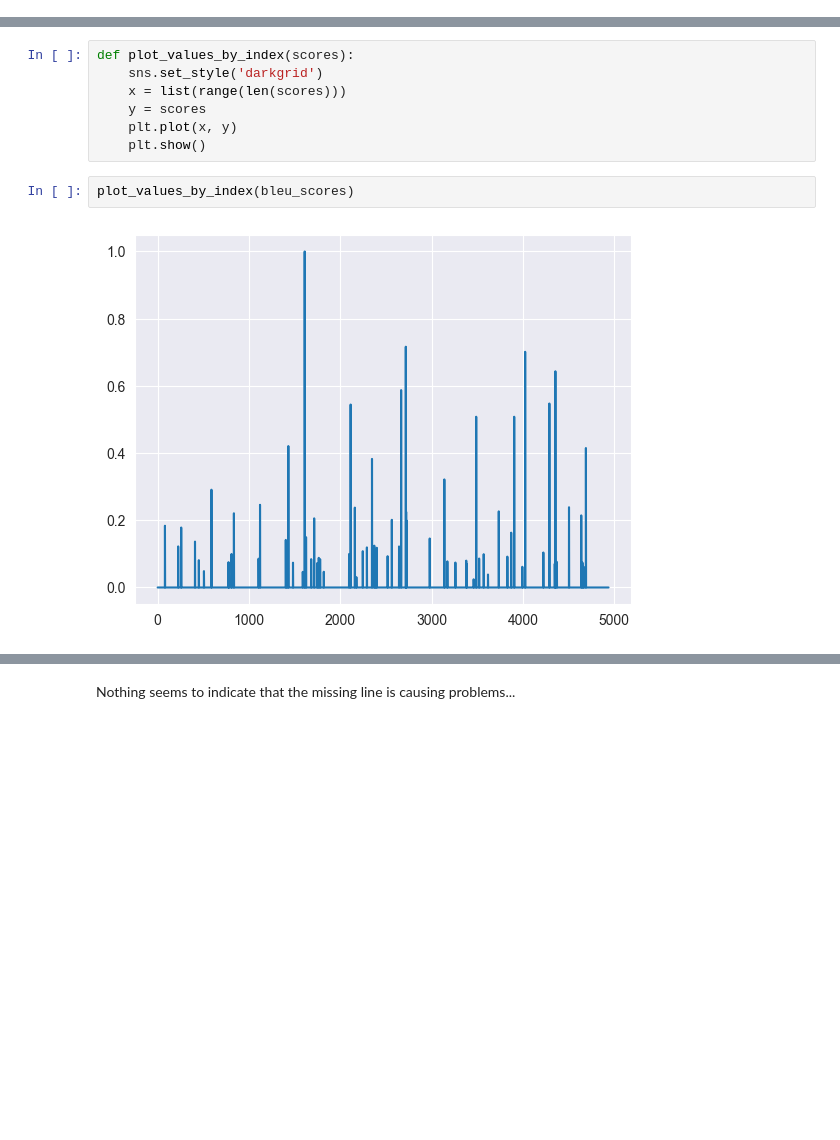
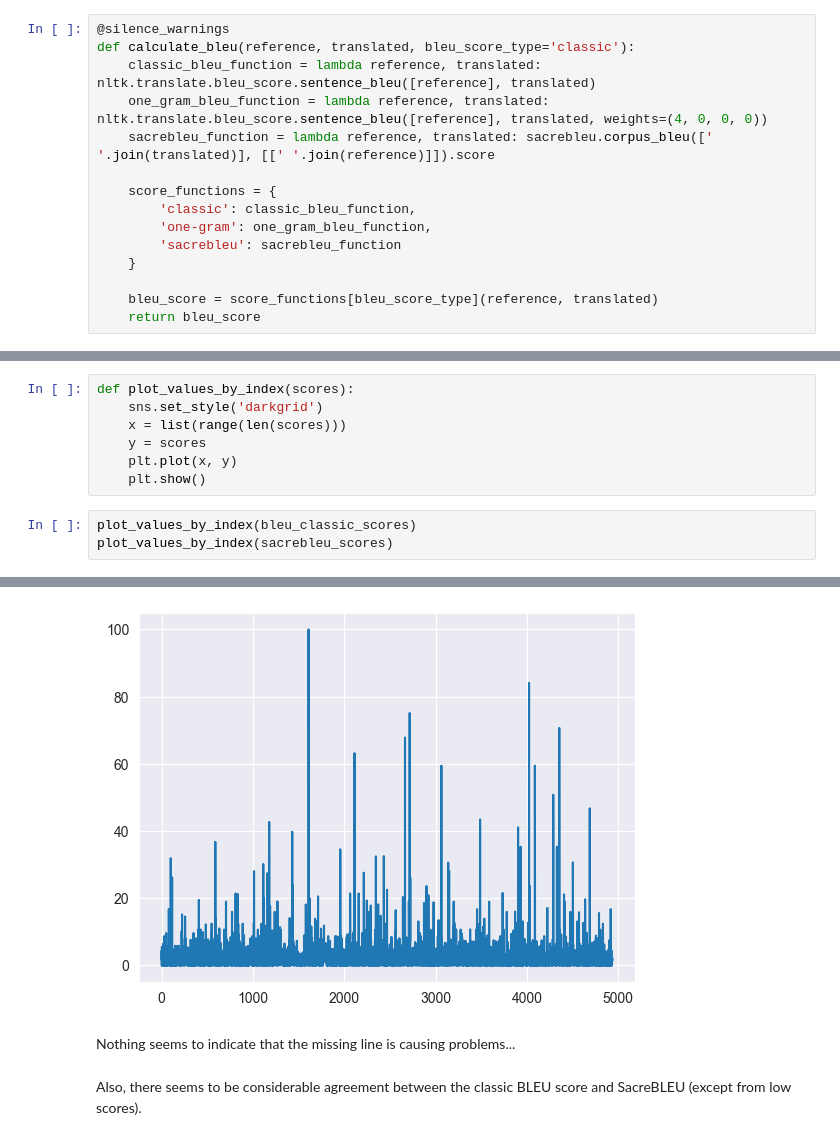
Before and after one commit to baladon-lucas-pardinas/NMT-Translation-gn-es, a Jupyter notebook: notebooks/first_decoding.ipynb, the cells around one changed output, grey strips where cells are left out. Drawn from its saved outputs; the diff is of its cells as text; blank space fills up the shorter version.

```diff
--- a/notebooks/first_decoding.ipynb
+++ b/notebooks/first_decoding.ipynb
@@ -102,0 +80,15 @@ BLEU score of 1.4488496539373276e-231 for:
+# %%
+@silence_warnings
+def calculate_bleu(reference, translated, bleu_score_type='classic'):
+    classic_bleu_function = lambda reference, translated: nltk.translate.bleu_score.sentence_bleu([reference], translated)
+    one_gram_bleu_function = lambda reference, translated: nltk.translate.bleu_score.sentence_bleu([reference], translated, weights=(4, 0, 0, 0))
+    sacrebleu_function = lambda reference, translated: sacrebleu.corpus_bleu([' '.join(translated)], [[' '.join(reference)]]).score
+
+    score_functions = {
+        'classic': classic_bleu_function,
+        'one-gram': one_gram_bleu_function,
+        'sacrebleu': sacrebleu_function
+    }
+
+    bleu_score = score_functions[bleu_score_type](reference, translated)
+    return bleu_score
@@ -264,7 +298,7 @@ def plot_values_by_index(scores):
     y = scores
     plt.plot(x, y)
     plt.show()
-# %%
-plot_values_by_index(bleu_scores)
-# %% [output]
-[figure, removed]
+# %%
+plot_values_by_index(bleu_classic_scores)
+plot_values_by_index(sacrebleu_scores)
+# %% [output]
@@ -271,2 +306,5 @@ plot_values_by_index(bleu_scores)
+[figure, added]
 # %% [markdown]
 Nothing seems to indicate that the missing line is causing problems...
+# %% [markdown]
+Also, there seems to be considerable agreement between the classic BLEU score and SacreBLEU (except from low scores).
```
Also changed, not shown: parts of 22 cells of this notebook, 1 other file.
